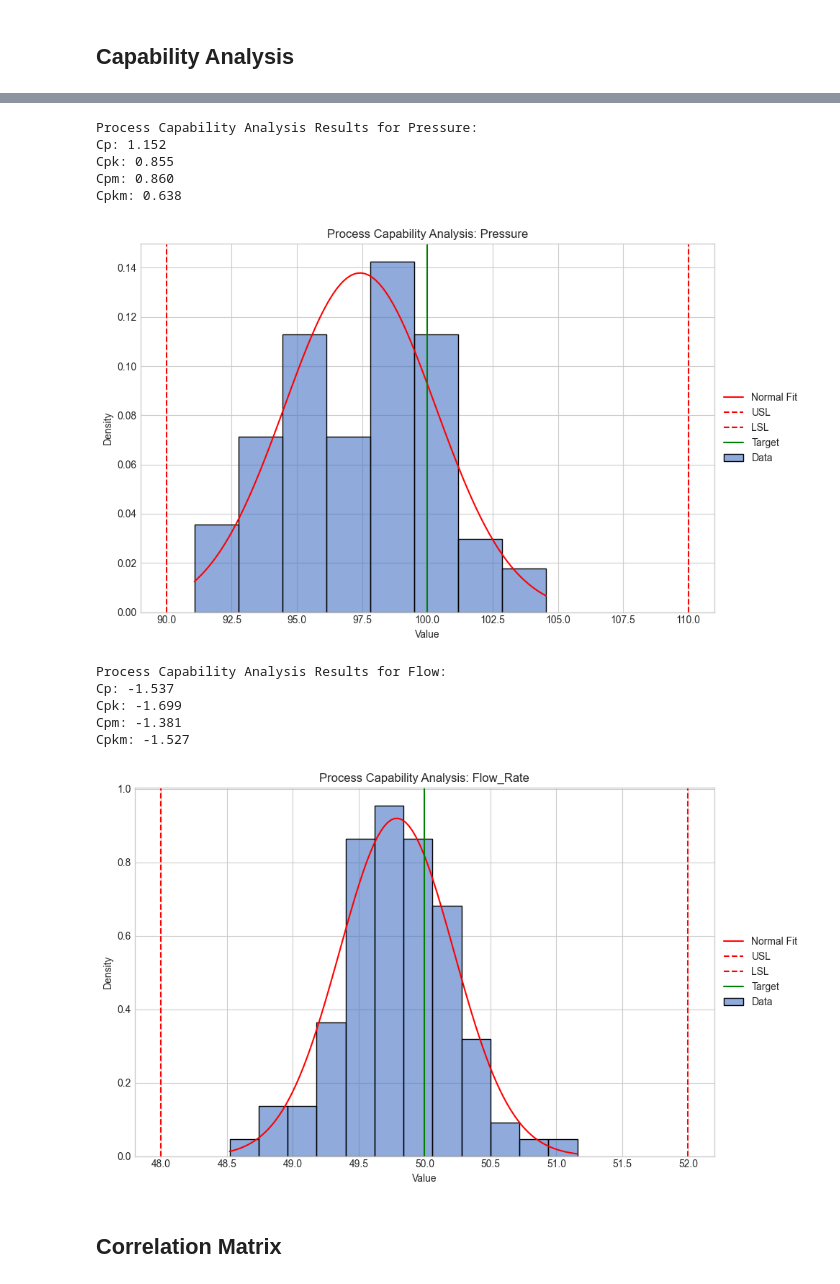
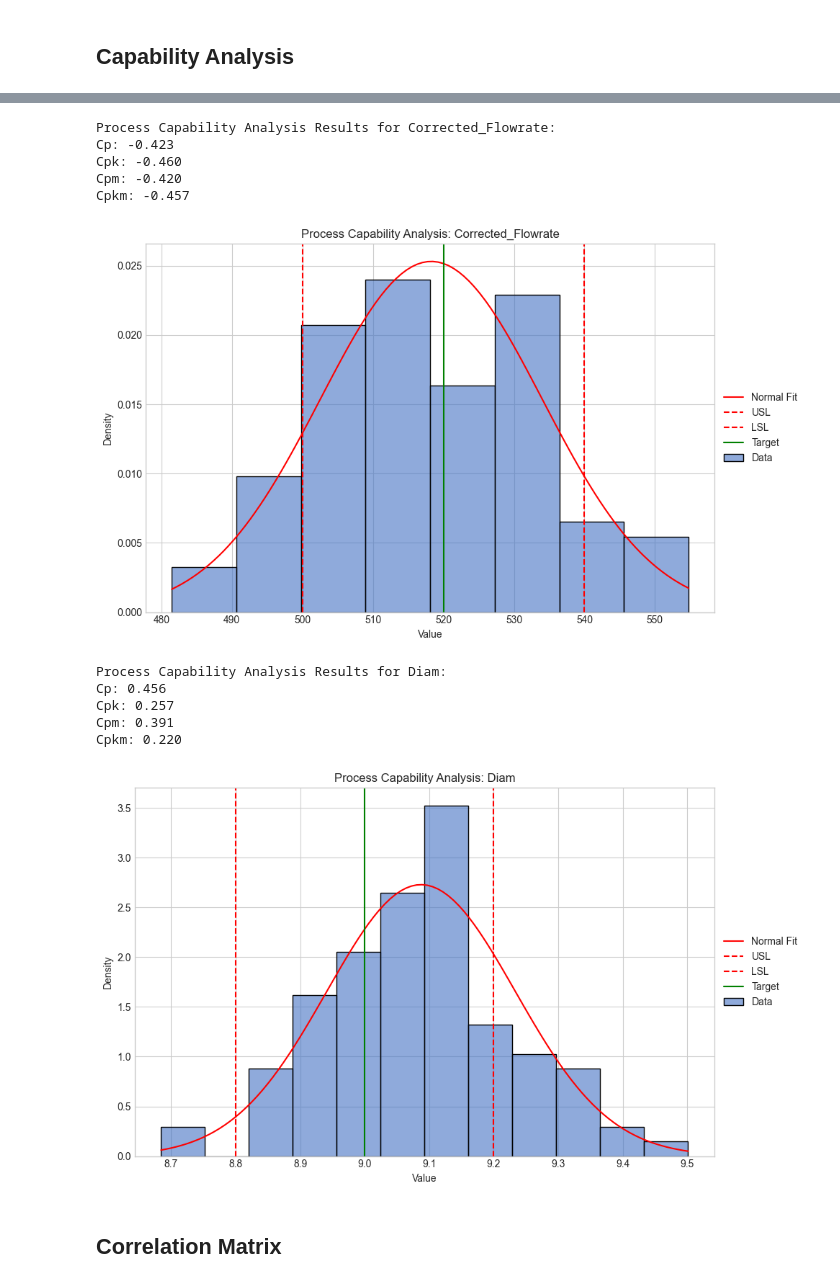
Before and after one commit to Gertrud-Violett/DataAnalysis, a Jupyter notebook: Statistical_Analysis/Statistical_Analysis.ipynb, the cells around one changed output, grey strips where cells are left out. Drawn from its saved outputs; the diff is of its cells as text; code cells hidden in the pictures.

Commit message:
wholly updated statistical analysis

```diff
--- a/Statistical_Analysis/Statistical_Analysis.ipynb
+++ b/Statistical_Analysis/Statistical_Analysis.ipynb
@@ -710,7 +710,7 @@ def read_csv_data(file_path, column=None):
 # Sample Execution
 # %%
 # Read data from CSV
-pc = read_csv_data('sample_manufacturing_data.csv', 'Temperature')
+pc = read_csv_data('./Sample_Inputfile/sample_manufacturing_data.csv', 'Temperature')
 
 # Display available columns
 print("Available columns in the dataset:")
@@ -815,51 +853,51 @@ p-value: 0.140
 # %%
 # Switch to another column for analysis
-pc.set_active_column('Pressure')
+pc.set_active_column('Corrected_Flowrate')
 
 # Set specification limits for Pressure
-pc.set_specification_limits(usl=110.0, lsl=90.0, target=100.0)
-
-# Perform capability analysis on Pressure
-pressure_capability = pc.calculate_capability()
-print("\nProcess Capability Analysis Results for Pressure:")
-print(f"Cp: {pressure_capability['Cp']:.3f}")
-print(f"Cpk: {pressure_capability['Cpk']:.3f}")
-print(f"Cpm: {pressure_capability['Cpm']:.3f}")
-print(f"Cpkm: {pressure_capability['Cpkm']:.3f}")
-
-# Plot capability for Pressure
-pc.plot_capability()
-
-
-# Switch to another column for analysis
-pc.set_active_column('Flow_Rate')
-
-# Set specification limits for Pressure
-pc.set_specification_limits(usl=48.0, lsl=52.0, target=50.0)
+pc.set_specification_limits(usl=500.0, lsl=540.0, target=520.0)
 
 # Perform capability analysis on Flow Rate
 flow_capability = pc.calculate_capability()
-print("\nProcess Capability Analysis Results for Flow:")
+print("\nProcess Capability Analysis Results for Corrected_Flowrate:")
 print(f"Cp: {flow_capability['Cp']:.3f}")
 print(f"Cpk: {flow_capability['Cpk']:.3f}")
 print(f"Cpm: {flow_capability['Cpm']:.3f}")
 print(f"Cpkm: {flow_capability['Cpkm']:.3f}")
 
 # Plot capability for Flow Rate
 pc.plot_capability()
+
+
+# Switch to another column for analysis
+pc.set_active_column('Diam')
+
+# Set specification limits for Diam
+pc.set_specification_limits(usl=9.2, lsl=8.8, target=9.0)
+
+# Perform capability analysis on Diam
+flow_capability = pc.calculate_capability()
+print("\nProcess Capability Analysis Results for Diam:")
+print(f"Cp: {flow_capability['Cp']:.3f}")
+print(f"Cpk: {flow_capability['Cpk']:.3f}")
+print(f"Cpm: {flow_capability['Cpm']:.3f}")
+print(f"Cpkm: {flow_capability['Cpkm']:.3f}")
+
+# Plot capability for Diam
+pc.plot_capability()
 # %% [output]
-Process Capability Analysis Results for Pressure:
-Cp: 1.152
-Cpk: 0.855
-Cpm: 0.860
-Cpkm: 0.638
+Process Capability Analysis Results for Corrected_Flowrate:
+Cp: -0.423
+Cpk: -0.460
+Cpm: -0.420
+Cpkm: -0.457
-[figure, old version]
+[figure, new version]
-Process Capability Analysis Results for Flow:
-Cp: -1.537
-Cpk: -1.699
-Cpm: -1.381
-Cpkm: -1.527
+Process Capability Analysis Results for Diam:
+Cp: 0.456
+Cpk: 0.257
+Cpm: 0.391
+Cpkm: 0.220
-[figure, old version]
+[figure, new version]
 # %% [markdown]
 ## Correlation Matrix
 # %%
```
Also changed, not shown: parts of 4 cells of this notebook, 7 other files.
